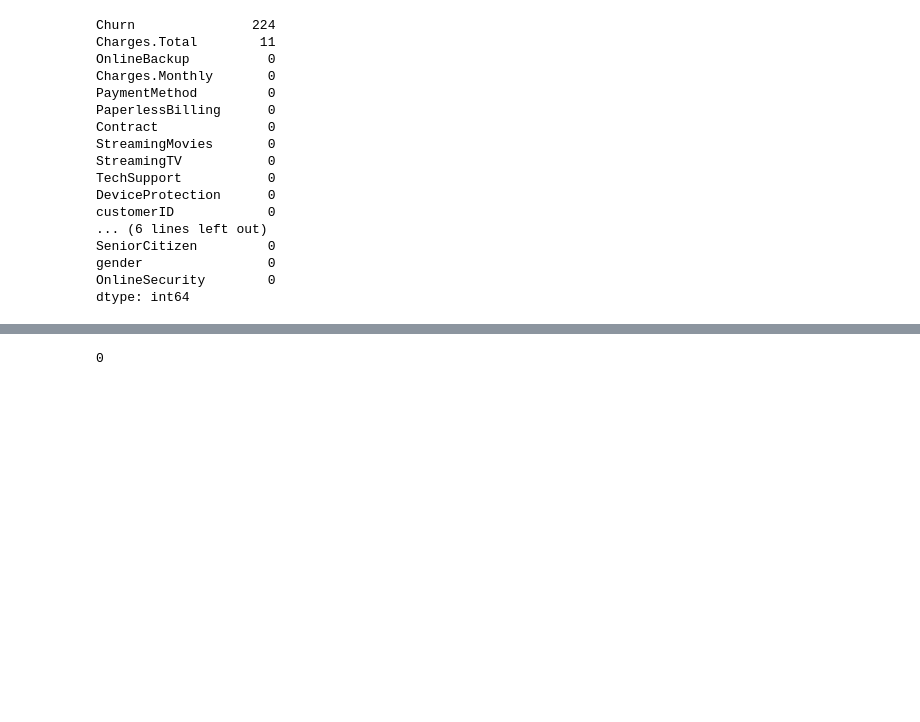
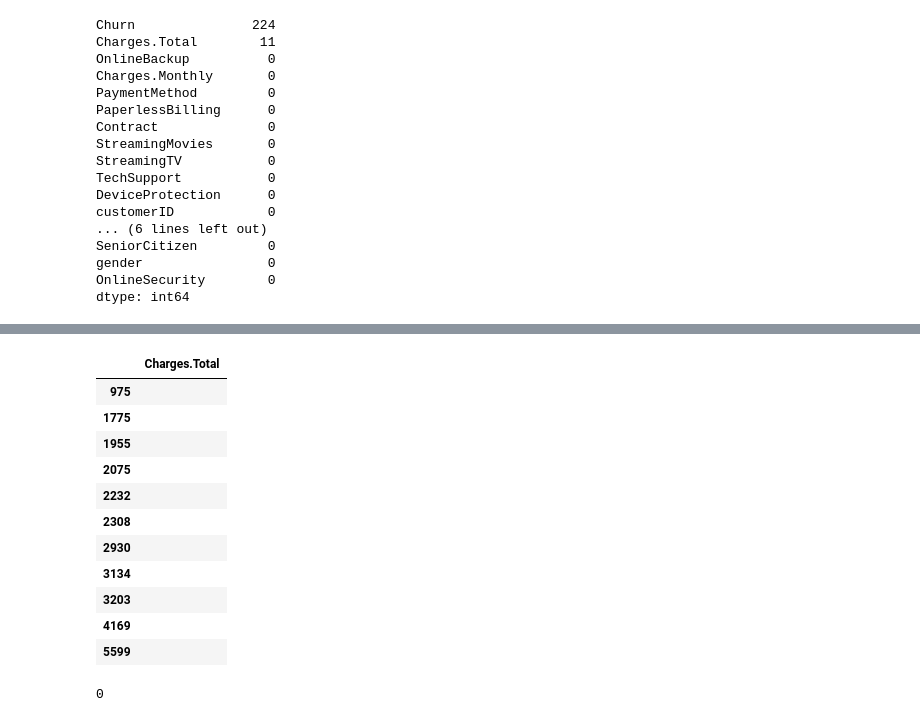
Before and after one commit to jonathasjoab/challenge_telecomX, a Jupyter notebook: TelecomX_challenge.ipynb, the cells around one changed output, grey strips where cells are left out. Drawn from its saved outputs; the diff is of its cells as text; code cells hidden in the pictures; blank space fills up the shorter version.

```diff
--- a/TelecomX_challenge.ipynb
+++ b/TelecomX_challenge.ipynb
@@ -164,3 +192,19 @@ array(['593.3', '542.4', '280.85', ..., '742.9', '4627.65', '3707.6'],
+# %%
+# Localiza os valores inválidos ('' ou ' ') na coluna 'Charges.Total' para inspeção antes do tratamento
+clientes_dados[clientes_dados['Charges.Total'].isin(['', ' '])][['Charges.Total']]
+# %% [output]
+|  | Charges.Total |
+| 975 |  |
+| 1775 |  |
+| 1955 |  |
+| 2075 |  |
+| 2232 |  |
+| 2308 |  |
+| 2930 |  |
+| 3134 |  |
+| 3203 |  |
+| 4169 |  |
+| 5599 |  |
 # %%
 # Verificação de valores duplicados
 clientes_dados.duplicated().sum()
```
Also changed, not shown: parts of 14 cells of this notebook.
